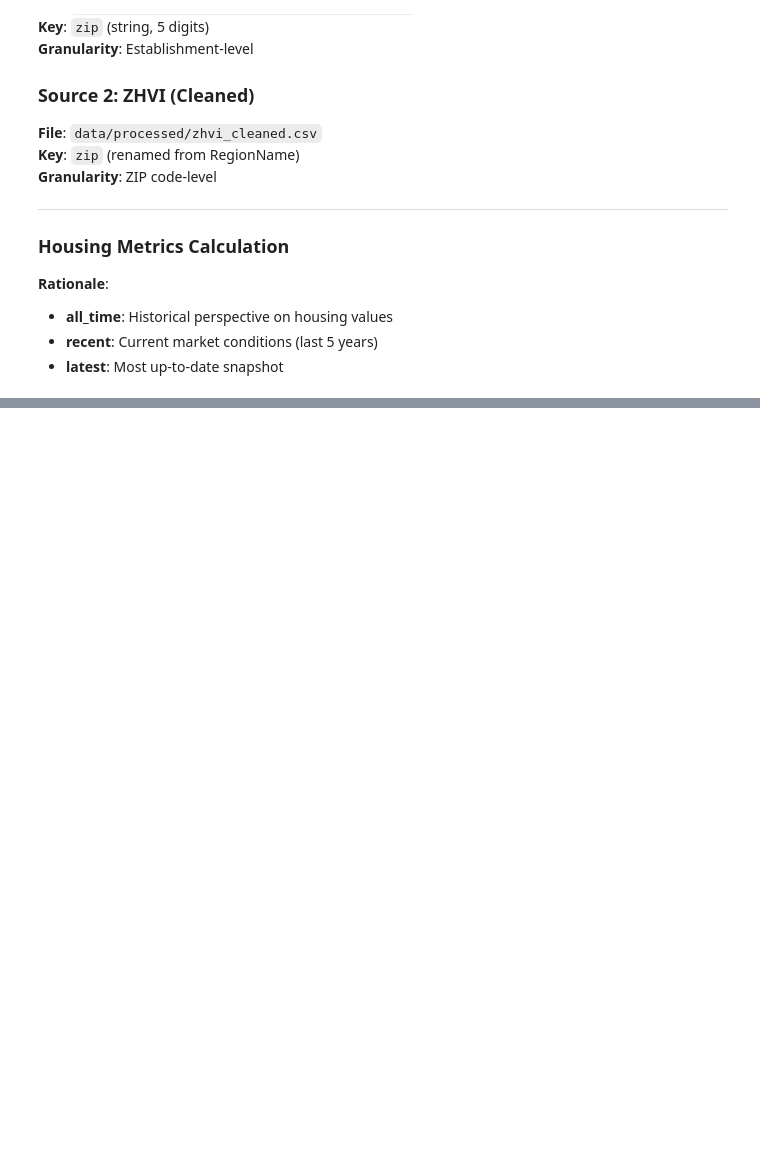
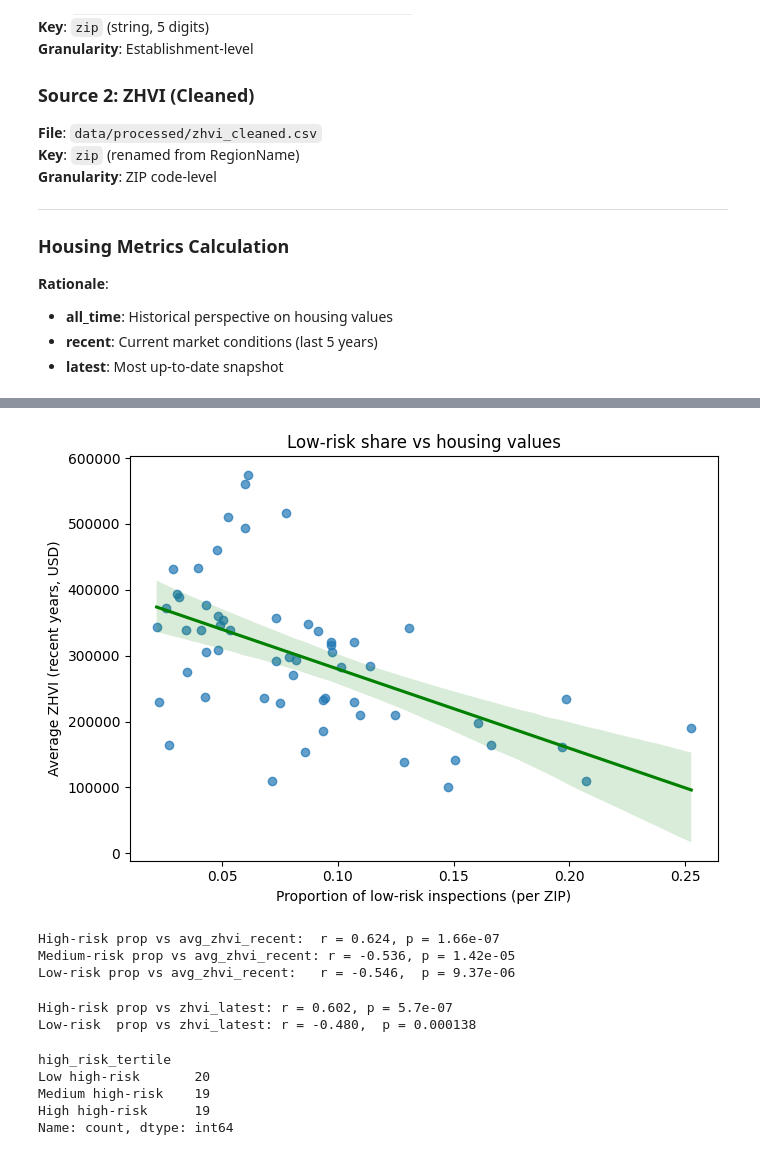
Before and after one commit to annieguzh/IS-477-Course-Project, a Jupyter notebook: workflow.ipynb, the cells around one changed output, grey strips where cells are left out. Saved outputs shown, nothing was run; the diff lists cells and outputs as text; code cells hidden in the pictures; blank space fills up the shorter version.

```diff
--- a/workflow.ipynb
+++ b/workflow.ipynb
@@ -932,0 +1106,60 @@ Let the data determine geographic scope by joining on exact ZIP code matches wit
+# %%
+# 3.2 Low-risk proportion vs recent ZHVI
+plt.figure(figsize=(7, 5))
+sns.regplot(
+    data=zip_level,
+    x="low_risk_prop",
+    y="avg_zhvi_recent",
+    scatter_kws={"alpha": 0.7},
+    line_kws={"color": "green"}
+)
+plt.xlabel("Proportion of low-risk inspections (per ZIP)")
+plt.ylabel("Average ZHVI (recent years, USD)")
+plt.title("Low-risk share vs housing values")
+plt.tight_layout()
+plt.show()
+# %% [output]
+[figure, added]
+# %%
+# 3.3 Correlation coefficients
+r_high, p_high = pearsonr(zip_level["high_risk_prop"], zip_level["avg_zhvi_recent"])
+r_low,  p_low  = pearsonr(zip_level["low_risk_prop"],  zip_level["avg_zhvi_recent"])
+r_med,  p_med  = pearsonr(zip_level["medium_risk_prop"], zip_level["avg_zhvi_recent"])
+
+print(f"High-risk prop vs avg_zhvi_recent:  r = {r_high:.3f}, p = {p_high:.3g}")
+print(f"Medium-risk prop vs avg_zhvi_recent: r = {r_med:.3f}, p = {p_med:.3g}")
+print(f"Low-risk prop vs avg_zhvi_recent:   r = {r_low:.3f},  p = {p_low:.3g}")
+# %% [output]
+High-risk prop vs avg_zhvi_recent:  r = 0.624, p = 1.66e-07
+Medium-risk prop vs avg_zhvi_recent: r = -0.536, p = 1.42e-05
+Low-risk prop vs avg_zhvi_recent:   r = -0.546,  p = 9.37e-06
+# %%
+r_high_latest, p_high_latest = pearsonr(zip_level["high_risk_prop"], zip_level["zhvi_latest"])
+r_low_latest,  p_low_latest  = pearsonr(zip_level["low_risk_prop"],  zip_level["zhvi_latest"])
+
+print(f"High-risk prop vs zhvi_latest: r = {r_high_latest:.3f}, p = {p_high_latest:.3g}")
+print(f"Low-risk  prop vs zhvi_latest: r = {r_low_latest:.3f},  p = {p_low_latest:.3g}")
+# %% [output]
+High-risk prop vs zhvi_latest: r = 0.602, p = 5.7e-07
+Low-risk  prop vs zhvi_latest: r = -0.480,  p = 0.000138
+# %%
+# 4.1 Tertiles by high- and low-risk proportions
+zip_level["high_risk_tertile"] = pd.qcut(
+    zip_level["high_risk_prop"],
+    q=3,
+    labels=["Low high-risk", "Medium high-risk", "High high-risk"]
+)
+
+zip_level["low_risk_tertile"] = pd.qcut(
+    zip_level["low_risk_prop"],
+    q=3,
+    labels=["Low low-risk", "Medium low-risk", "High low-risk"]
+)
+
+zip_level["high_risk_tertile"].value_counts()
+# %% [output]
+high_risk_tertile
+Low high-risk       20
+Medium high-risk    19
+High high-risk      19
+Name: count, dtype: int64
```
Also changed, not shown: parts of 31 cells of this notebook, 55 other files.
